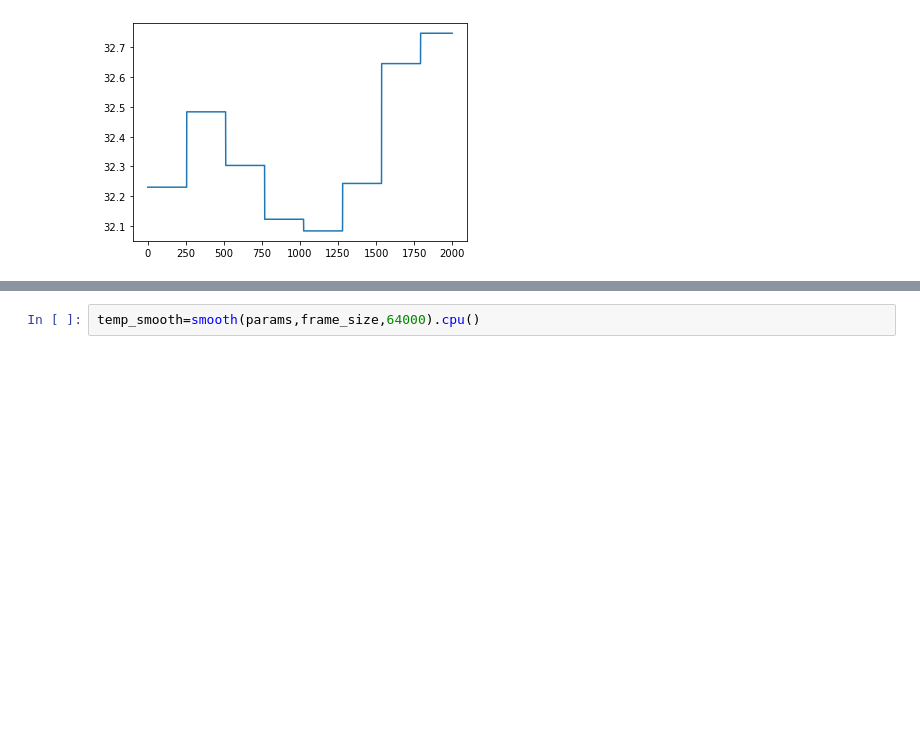
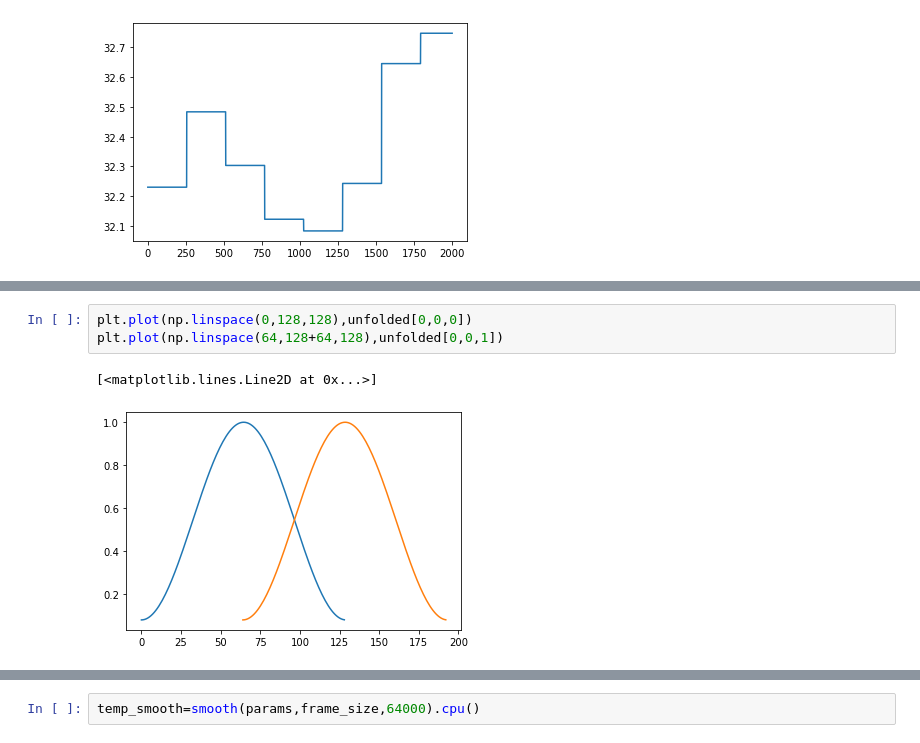
Before and after one commit to nabsara/deep-eurorack-control, a Jupyter notebook: notebooks/Untitled.ipynb, the cells around one changed output, grey strips where cells are left out. Cells and saved outputs as stored; diff of their text form; blank space fills up the shorter version.

```diff
--- a/notebooks/Untitled.ipynb
+++ b/notebooks/Untitled.ipynb
@@ -50,0 +90,6 @@ params = upsample(harmonics,1000).cpu()
+# %%
+plt.plot(np.linspace(0,128,128),unfolded[0,0,0])
+plt.plot(np.linspace(64,128+64,128),unfolded[0,0,1])
+# %% [output]
+[<matplotlib.lines.Line2D at 0x...>]
+[figure, added]
```
Also changed, not shown: parts of 9 cells of this notebook, 1 other file.
